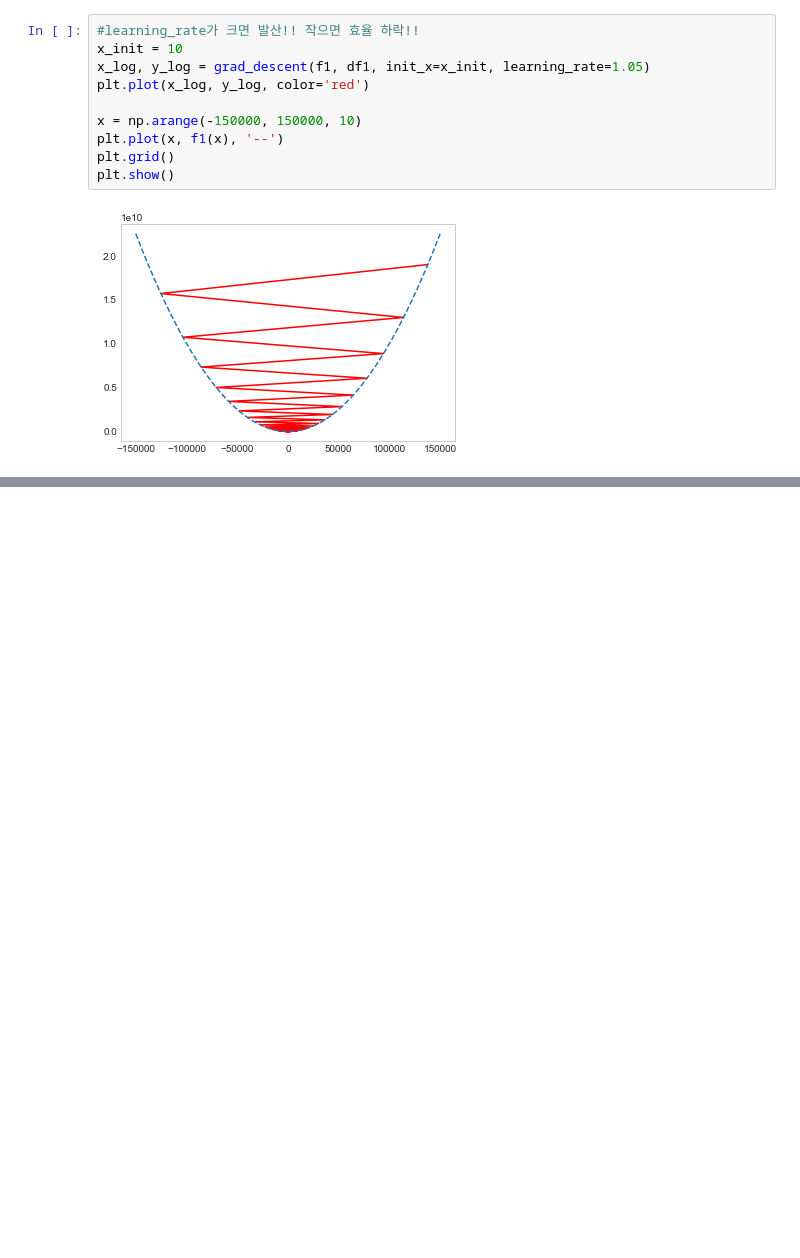
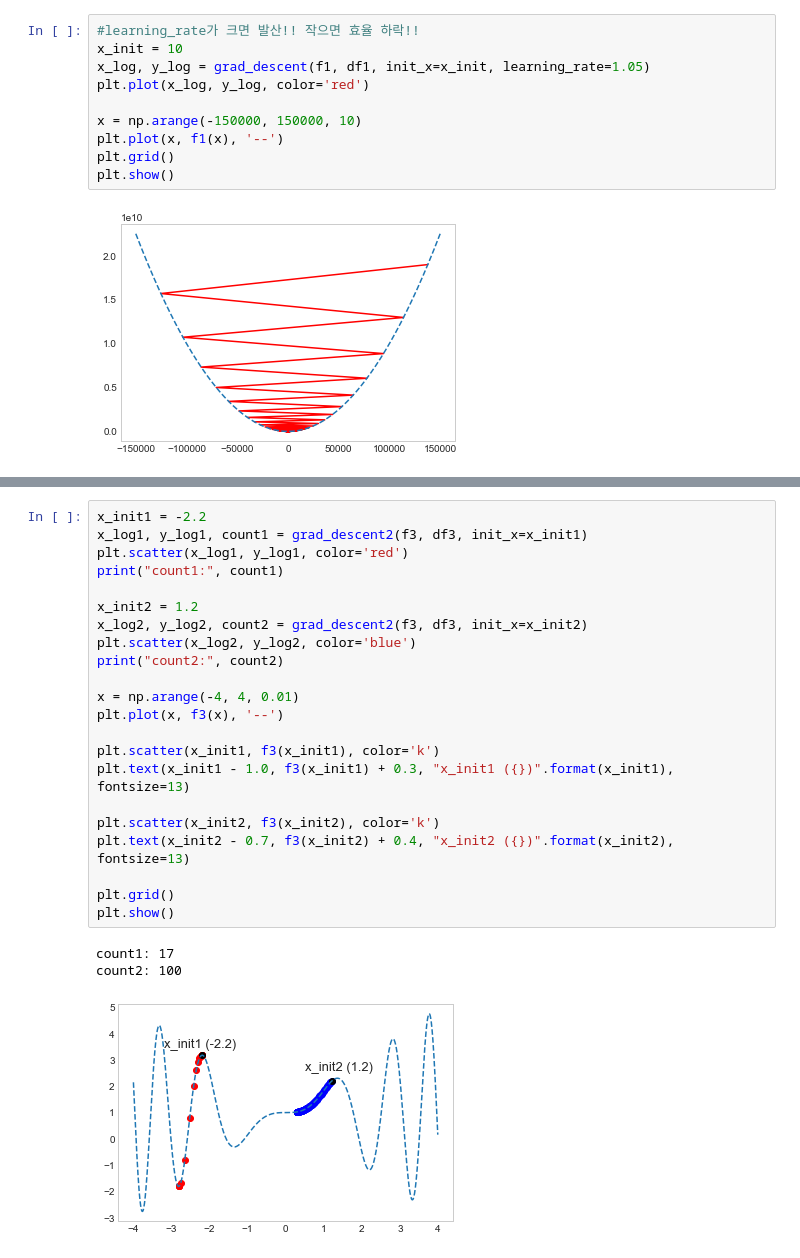
Before and after one commit to Eunho-J/Python_DeepLearning, a Jupyter notebook: GradientDecent.ipynb, the cells around one changed output, grey strips where cells are left out. Saved outputs shown, nothing was run; the diff lists cells and outputs as text; blank space fills up the shorter version.

```diff
--- a/GradientDecent.ipynb
+++ b/GradientDecent.ipynb
@@ -178,0 +238,26 @@ plt.show()
+# %%
+x_init1 = -2.2
+x_log1, y_log1, count1 = grad_descent2(f3, df3, init_x=x_init1)
+plt.scatter(x_log1, y_log1, color='red')
+print("count1:", count1)
+
+x_init2 = 1.2
+x_log2, y_log2, count2 = grad_descent2(f3, df3, init_x=x_init2)
+plt.scatter(x_log2, y_log2, color='blue')
+print("count2:", count2)
+
+x = np.arange(-4, 4, 0.01)
+plt.plot(x, f3(x), '--')
+
+plt.scatter(x_init1, f3(x_init1), color='k')
+plt.text(x_init1 - 1.0, f3(x_init1) + 0.3, "x_init1 ({})".format(x_init1), fontsize=13)
+
+plt.scatter(x_init2, f3(x_init2), color='k')
+plt.text(x_init2 - 0.7, f3(x_init2) + 0.4, "x_init2 ({})".format(x_init2), fontsize=13)
+
+plt.grid()
+plt.show()
+# %% [output]
+count1: 17
+count2: 100
+[figure, added]
```
Also changed, not shown: parts of 2 cells of this notebook, 3 other files.
